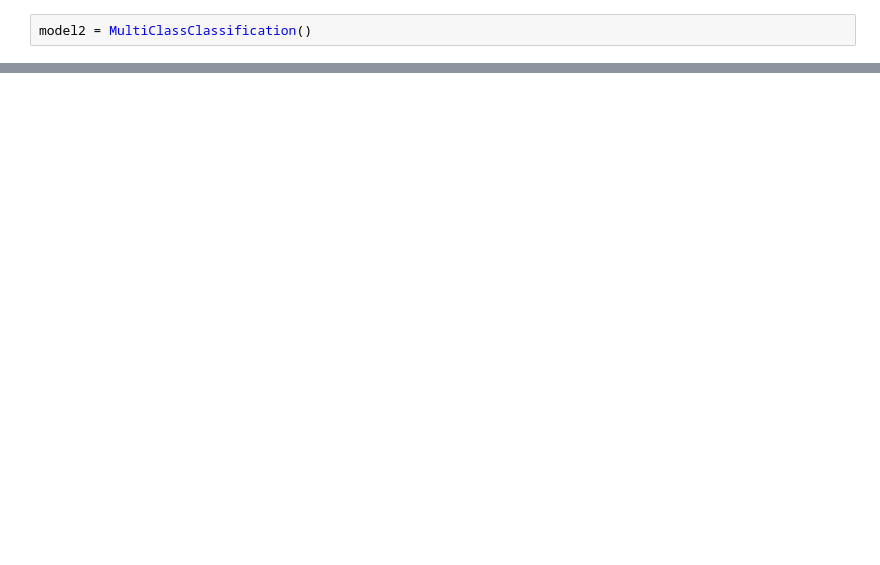
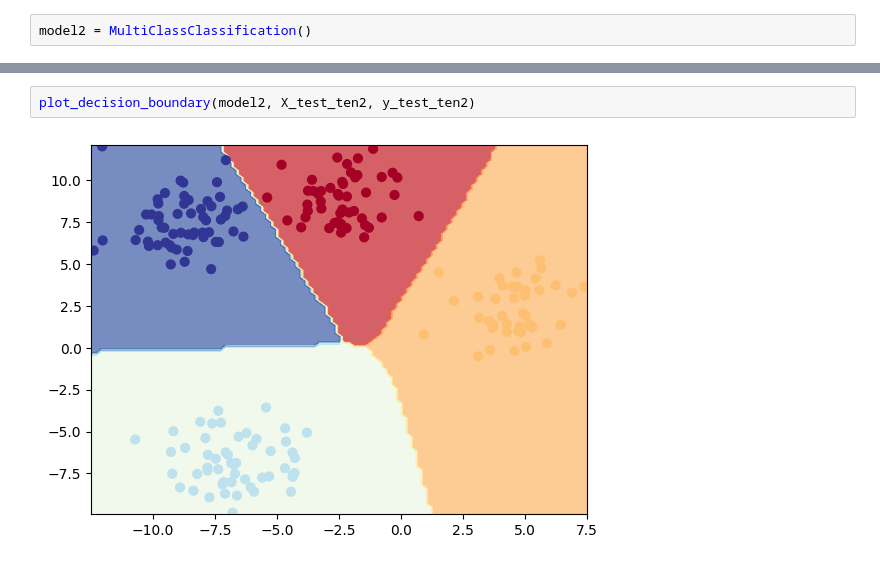
Before and after one commit to maxcol01/PyTorch_ZTM, a Jupyter notebook: Learning_PyTorch/02_PyTroch_Classification.ipynb, the cells around one changed output, grey strips where cells are left out. Drawn from its saved outputs; the diff is of its cells as text; blank space fills up the shorter version.

```diff
--- a/Learning_PyTorch/02_PyTroch_Classification.ipynb
+++ b/Learning_PyTorch/02_PyTroch_Classification.ipynb
@@ -396,0 +462,4 @@ Non-trainable params: 0
+# %%
+plot_decision_boundary(model2, X_test_ten2, y_test_ten2)
+# %% [output]
+[figure, added]
```
Also changed, not shown: parts of 11 cells of this notebook.
